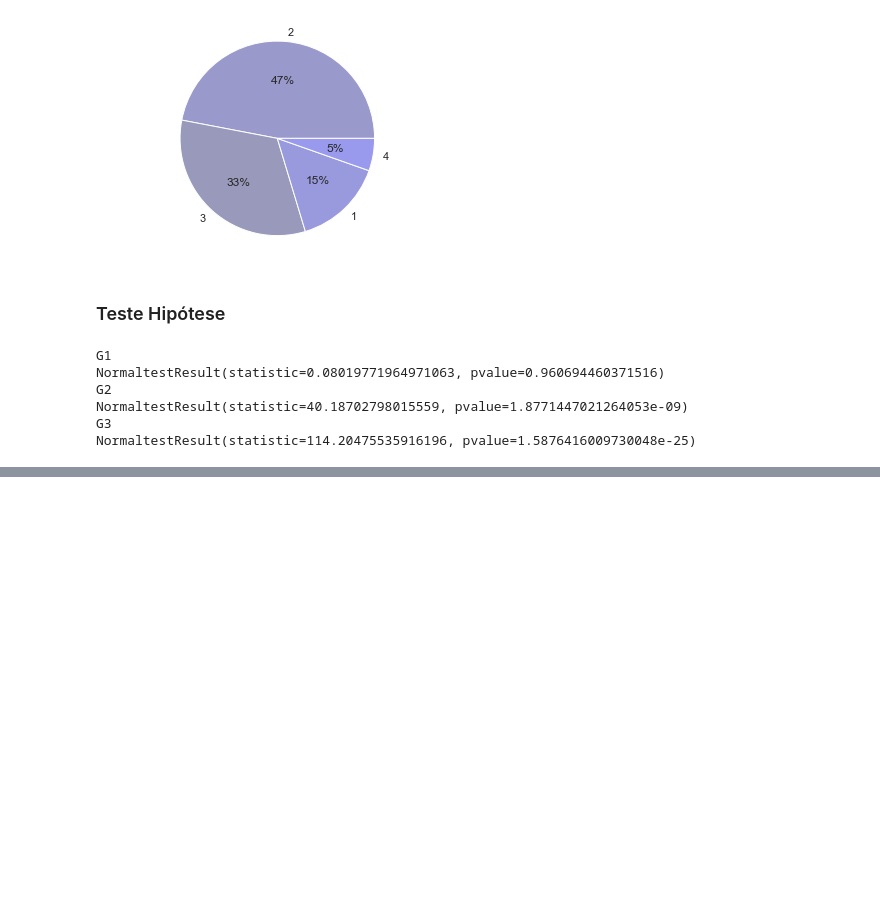
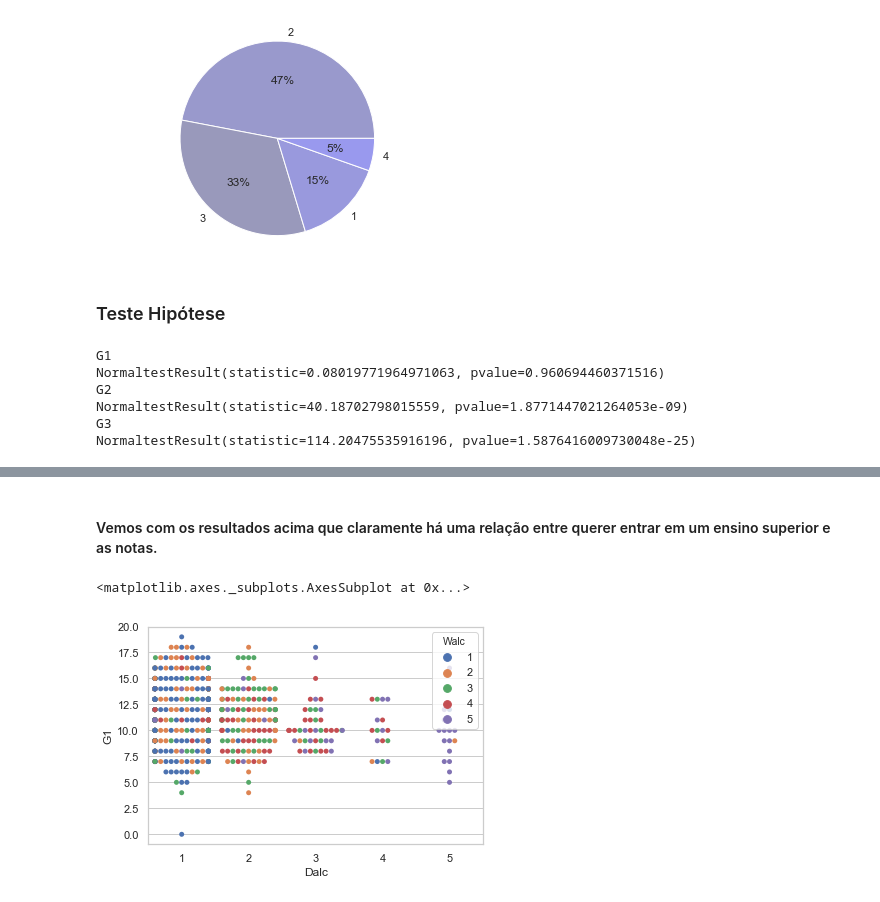
Before and after one commit to apretti93/trabalho, a Jupyter notebook: Notebook_Projeto_Final.ipynb, the cells around one changed output, grey strips where cells are left out. Saved outputs shown, nothing was run; the diff lists cells and outputs as text; code cells hidden in the pictures; blank space fills up the shorter version.

```diff
--- a/Notebook_Projeto_Final.ipynb
+++ b/Notebook_Projeto_Final.ipynb
@@ -185,0 +206,7 @@ NormaltestResult(statistic=114.20475535916196, pvalue=1.5876416009730048e-25)
+# %% [markdown]
+#### Vemos com os resultados acima que claramente há uma relação entre querer entrar em um ensino superior e as notas.
+# %%
+sns.swarmplot(x="Dalc",y="G1", hue="Walc", data=df)
+# %% [output]
+<matplotlib.axes._subplots.AxesSubplot at 0x...>
+[figure, added]
```
Also changed, not shown: parts of 9 cells of this notebook.
